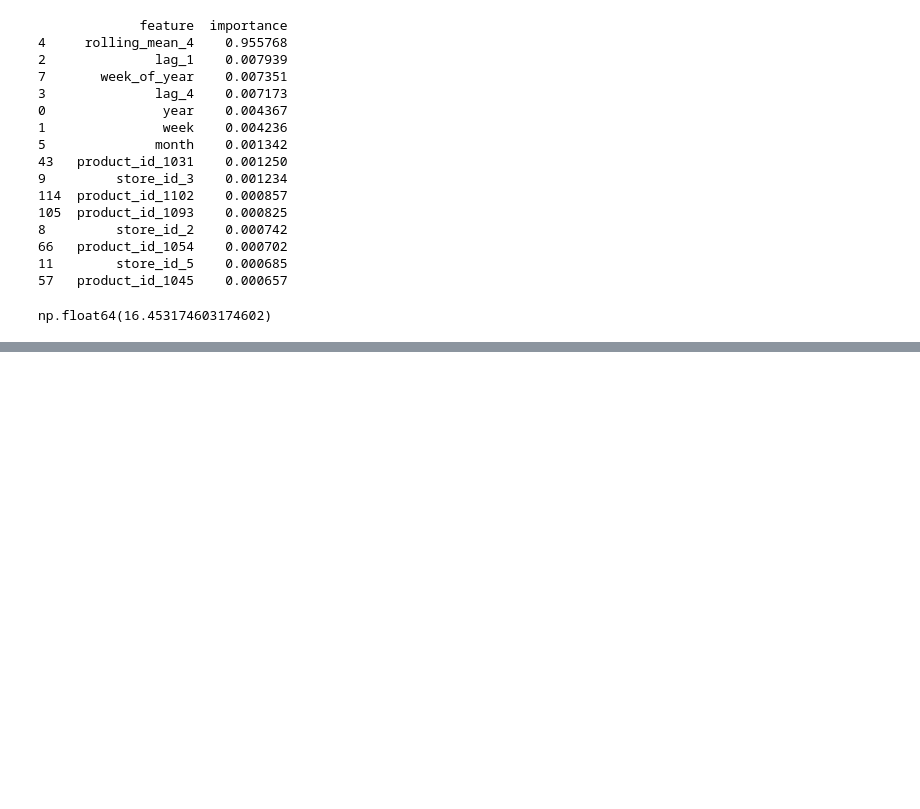
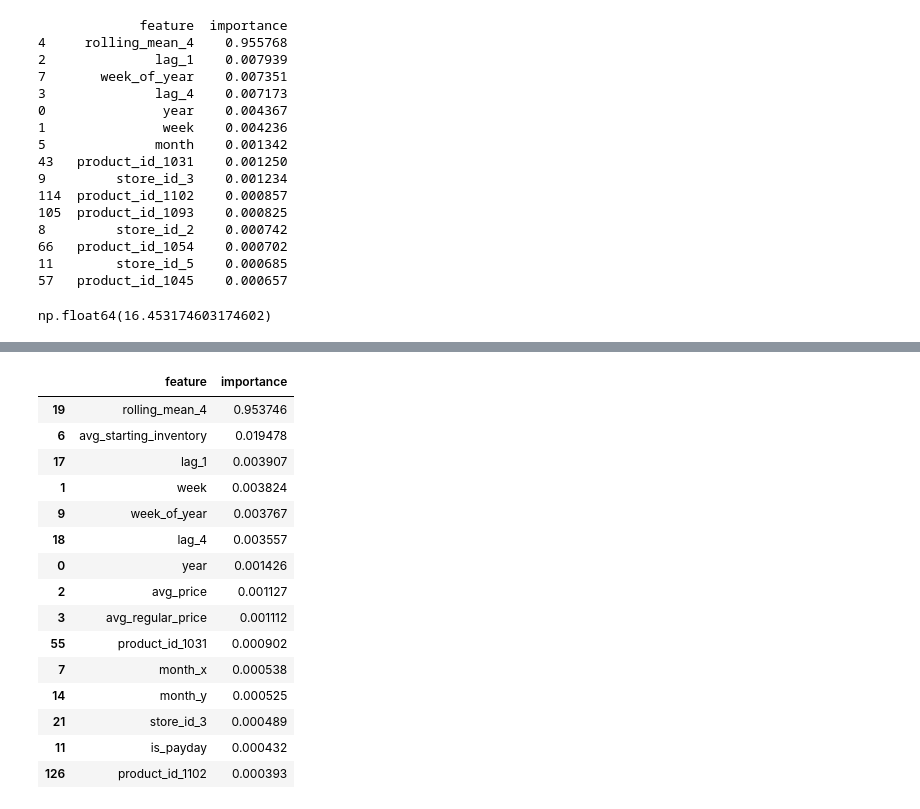
Before and after one commit to SunnyX-AI/ai-powered-sales-forecasting, a Jupyter notebook: notebooks/00_experiments.ipynb, the cells around one changed output, grey strips where cells are left out. Cells and saved outputs as stored; diff of their text form; code cells hidden in the pictures; blank space fills up the shorter version.

```diff
--- a/notebooks/00_experiments.ipynb
+++ b/notebooks/00_experiments.ipynb
@@ -1803,0 +1862,2 @@ np.float64(16.453174603174602)
+# %%
+calendar["date"] = pd.to_datetime(calendar["date"])
@@ -1803,0 +1907,15 @@ np.float64(16.453174603174602)
+# %%
+df_v3 = pd.get_dummies(
+    df_v3,
+    columns=["store_id", "product_id"],
+    drop_first=True
+)
+# %%
+train = df_v3[df_v3["week_start"] < "2026-01-01"].copy()
+test = df_v3[df_v3["week_start"] >= "2026-01-01"].copy()
+
+X_train = train.drop(columns=["units_sold", "week_start"])
+y_train = train["units_sold"]
+
+X_test = test.drop(columns=["units_sold", "week_start"])
+y_test = test["units_sold"]
@@ -1803,0 +1947,24 @@ np.float64(16.453174603174602)
+# %%
+fi = pd.DataFrame({
+    "feature": X_train.columns,
+    "importance": model_v3.feature_importances_
+}).sort_values(by="importance", ascending=False)
+
+fi.head(15)
+# %% [output]
+|  | feature | importance |
+| 19 | rolling_mean_4 | 0.953746 |
+| 6 | avg_starting_inventory | 0.019478 |
+| 17 | lag_1 | 0.003907 |
+| 1 | week | 0.003824 |
+| 9 | week_of_year | 0.003767 |
+| 18 | lag_4 | 0.003557 |
+| 0 | year | 0.001426 |
+| 2 | avg_price | 0.001127 |
+| 3 | avg_regular_price | 0.001112 |
+| 55 | product_id_1031 | 0.000902 |
+| 7 | month_x | 0.000538 |
+| 14 | month_y | 0.000525 |
+| 21 | store_id_3 | 0.000489 |
+| 11 | is_payday | 0.000432 |
+| 126 | product_id_1102 | 0.000393 |
```
Also changed, not shown: parts of 9 cells of this notebook, 1 other file.
